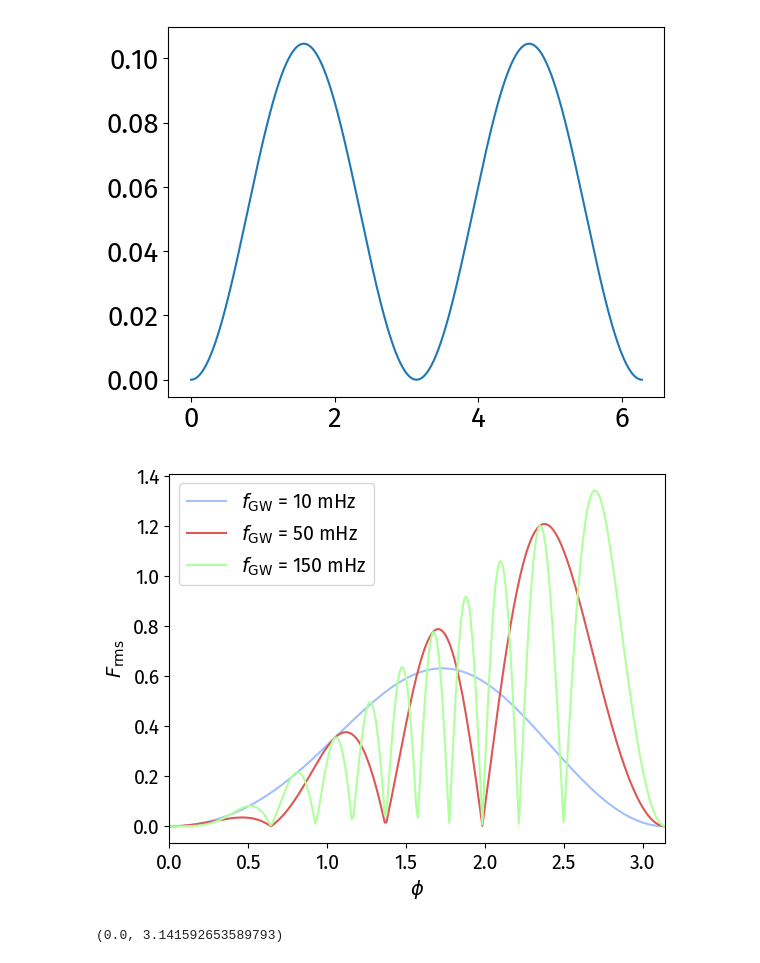
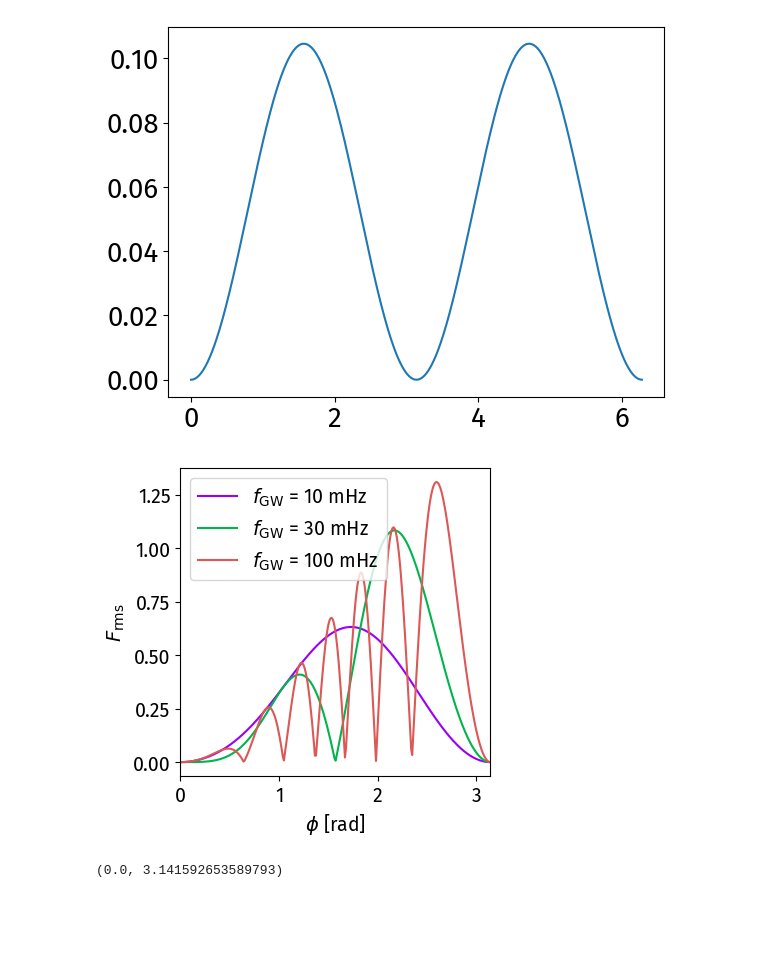
Before and after one commit to dhruvaganapathy/clock_gw_detection, a Jupyter notebook: dhruva_code/antenna.ipynb, the cells around one changed output. Drawn from its saved outputs; the diff is of its cells as text; code cells hidden in the pictures; blank space fills up the shorter version.

```diff
--- a/dhruva_code/antenna.ipynb
+++ b/dhruva_code/antenna.ipynb
@@ -357,50 +358,54 @@ rc('text', usetex=False)
 
 BLUE = 'xkcd:pastel blue'
 RED = 'xkcd:pastel red'
-GREEN = 'xkcd:pastel green'
+GREEN = 'xkcd:shamrock'
 YELLOW ='xkcd:pastel yellow'
-PURPLE = 'xkcd:pastel purple'
-DBLUE = 'xkcd:light navy blue'
-plt.rcParams['axes.prop_cycle'] = plt.cycler(color=[BLUE, RED, GREEN, YELLOW,PURPLE,DBLUE])
-
-f_gws = [10e-3,50e-3,150e-3]
-
+PURPLE = 'xkcd:vivid purple'
+DBLUE = 'xkcd:strawberry'
+plt.rcParams['axes.prop_cycle'] = plt.cycler(color=[PURPLE, GREEN, RED, YELLOW,PURPLE,DBLUE])
+c = 3e8
+n_theta = 400
+n_phi   = 600
+theta_vals = np.linspace(0.001, np.pi-0.001, n_theta)
+phi_vals   = np.linspace(0.001, 2*np.pi-0.001, n_phi)
+f_gws = [10e-3,30e-3,100e-3]
+plt.figure(figsize = [4,4])
 for f_gw in f_gws:
     F_plus = []
     F_cross = []
     for phi in phi_vals:
         F_plus.append(compute_complex_response(
                     positions=positions,
                     arms=arms,
                     arm_lengths=arm_lengths,
                     f_gw=f_gw,
                     A_plus=1,
                     A_cross=0.0,
                     theta=np.pi/2,
                     phi_sky=phi,
                     psi=0.0
                 )[0])
         F_cross.append(compute_complex_response(
                     positions=positions,
                     arms=arms,
                     arm_lengths=arm_lengths,
                     f_gw=f_gw,
                     A_plus=0.0,
                     A_cross=1,
                     theta=np.pi/2,
                     phi_sky=phi,
                     psi=0.0
                 )[0])
     F_rms = np.sqrt(np.abs(F_plus)**2+np.abs(F_cross)**2)/np.sqrt(2)
     plt.plot(phi_vals,F_rms,alpha = 1, label = '$f_\mathrm{GW}$ = %d mHz'%(f_gw*1e3))
 
 plt.xlim([0,np.pi])
 plt.legend()
-plt.xlabel('$\phi$')
+plt.xlabel('$\phi$ [rad]')
 plt.ylabel('$F_\mathrm{rms}$')
-plt.savefig('plots/antenna_in_plane.pdf')
+plt.savefig('../paper_figures/antenna_in_plane.pdf',bbox_inches = 'tight')
 # %% [output]
-[figure, old version]
+[figure, new version]
 # %%
 
 rc('font',**{'family':'sans-serif','sans-serif':['Fira Sans'],'size':14,'style':'normal'})
```
Also changed, not shown: parts of 2 cells of this notebook, 26 other files.
